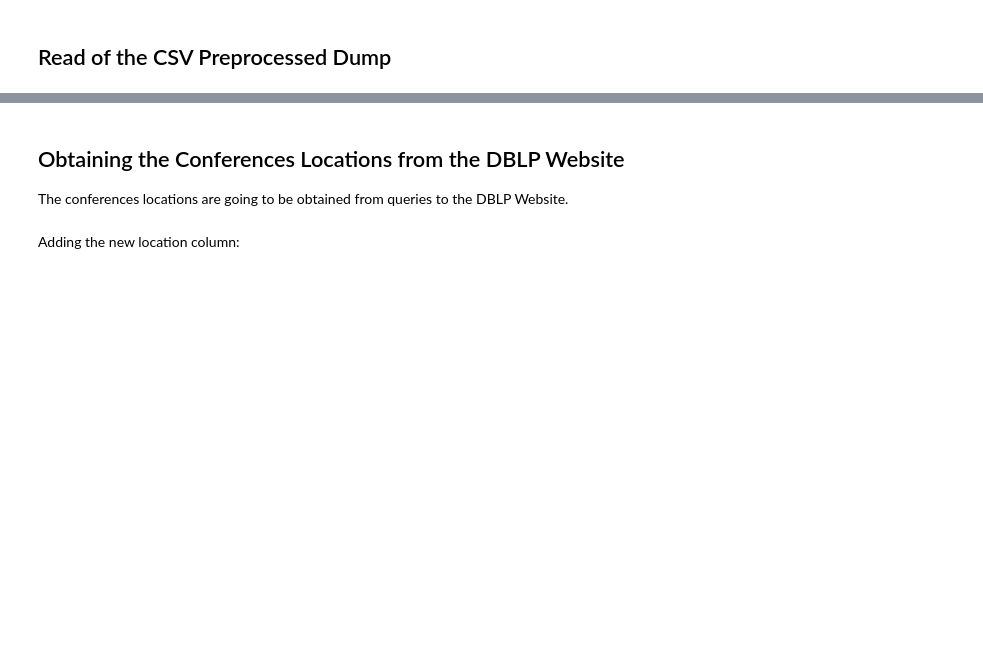
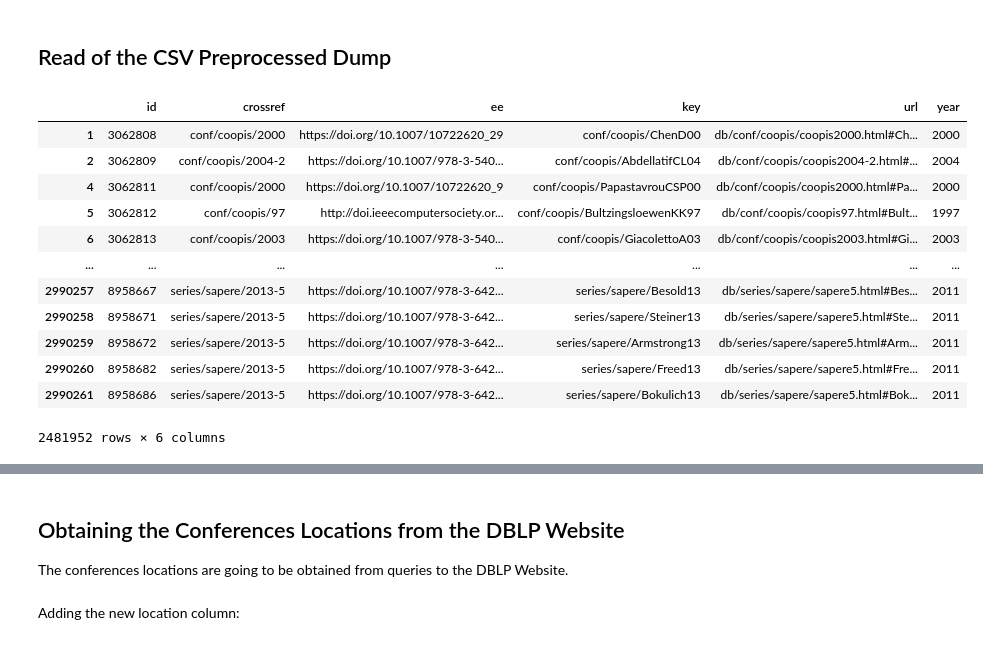
Before and after one commit to MarcoTerzulli/conftur_terzulli, a Jupyter notebook: 2 - Conference Location Fix/location_scraper_dblp.ipynb, the cells around one changed output, grey strips where cells are left out. Drawn from its saved outputs; the diff is of its cells as text; code cells hidden in the pictures; blank space fills up the shorter version.

```diff
--- a/2 - Conference Location Fix/location_scraper_dblp.ipynb
+++ b/2 - Conference Location Fix/location_scraper_dblp.ipynb
@@ -61,5 +64,19 @@ else: # other unix systems
 # %% [markdown]
 ## Read of the CSV Preprocessed Dump
 # %%
-df_dblp_preprocessed = pd.read_csv(path_file_export + 'out_dblp_papers.csv', low_memory=False)
+df_dblp_preprocessed = pd.read_csv(path_file_export + 'out_dblp_papers.csv', low_memory=False, index_col=[0])
 df_dblp_preprocessed
+# %% [output]
+|  | id | crossref | ee | key | url | year |
+| 1 | 3062808 | conf/coopis/2000 | https://doi.org/10.1007/10722620_29 | conf/coopis/ChenD00 | db/conf/coopis/coopis2000.html#Ch... | 2000 |
+| 2 | 3062809 | conf/coopis/2004-2 | https://doi.org/10.1007/978-3-540... | conf/coopis/AbdellatifCL04 | db/conf/coopis/coopis2004-2.html#... | 2004 |
+| 4 | 3062811 | conf/coopis/2000 | https://doi.org/10.1007/10722620_9 | conf/coopis/PapastavrouCSP00 | db/conf/coopis/coopis2000.html#Pa... | 2000 |
+| 5 | 3062812 | conf/coopis/97 | http://doi.ieeecomputersociety.or... | conf/coopis/BultzingsloewenKK97 | db/conf/coopis/coopis97.html#Bult... | 1997 |
+| 6 | 3062813 | conf/coopis/2003 | https://doi.org/10.1007/978-3-540... | conf/coopis/GiacolettoA03 | db/conf/coopis/coopis2003.html#Gi... | 2003 |
+| ... | ... | ... | ... | ... | ... | ... |
+| 2990257 | 8958667 | series/sapere/2013-5 | https://doi.org/10.1007/978-3-642... | series/sapere/Besold13 | db/series/sapere/sapere5.html#Bes... | 2011 |
+| 2990258 | 8958671 | series/sapere/2013-5 | https://doi.org/10.1007/978-3-642... | series/sapere/Steiner13 | db/series/sapere/sapere5.html#Ste... | 2011 |
+| 2990259 | 8958672 | series/sapere/2013-5 | https://doi.org/10.1007/978-3-642... | series/sapere/Armstrong13 | db/series/sapere/sapere5.html#Arm... | 2011 |
+| 2990260 | 8958682 | series/sapere/2013-5 | https://doi.org/10.1007/978-3-642... | series/sapere/Freed13 | db/series/sapere/sapere5.html#Fre... | 2011 |
+| 2990261 | 8958686 | series/sapere/2013-5 | https://doi.org/10.1007/978-3-642... | series/sapere/Bokulich13 | db/series/sapere/sapere5.html#Bok... | 2011 |
+2481952 rows × 6 columns
```
Also changed, not shown: parts of 20 cells of this notebook, 3 other files.
